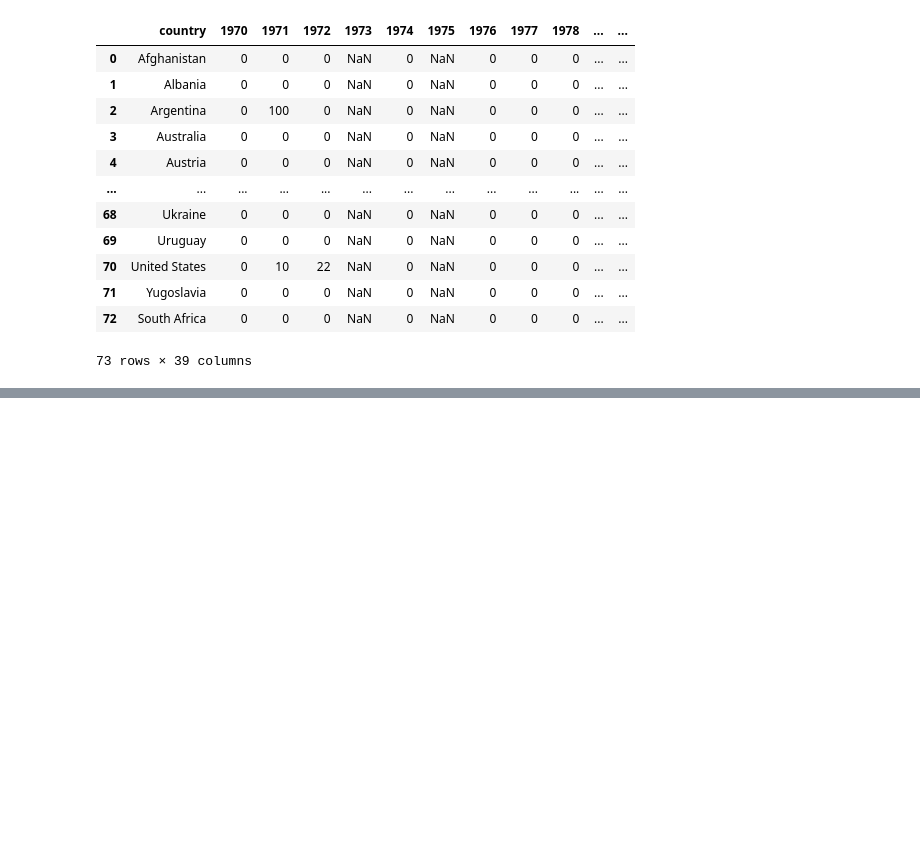
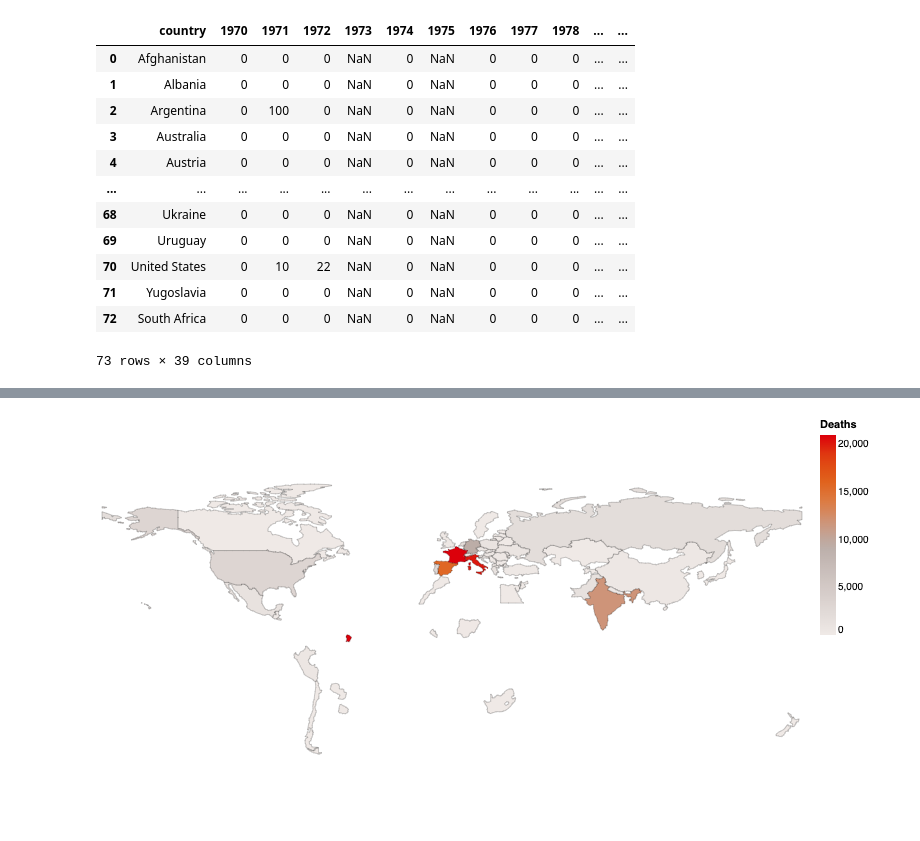
Before and after one commit to mel-liow/climate-analysis, a Jupyter notebook: climate_analysis.ipynb, the cells around one changed output, grey strips where cells are left out. Cells and saved outputs as stored; diff of their text form; code cells hidden in the pictures; blank space fills up the shorter version.

```diff
--- a/climate_analysis.ipynb
+++ b/climate_analysis.ipynb
@@ -279,3 +281,9 @@ temp_deaths
 | 71 | Yugoslavia | 0 | 0 | 0 | NaN | 0 | NaN | 0 | 0 | 0 | ... | ... |
 | 72 | South Africa | 0 | 0 | 0 | NaN | 0 | NaN | 0 | 0 | 0 | ... | ... |
 73 rows × 39 columns
+# %%
+temp_deaths.fillna(0, inplace=True)
+temp_deaths['2002'] = temp_deaths['2002'].replace({'k': '*1e3'}, regex=True).map(pd.eval).astype(int)
+# %%
+cols = temp_deaths.loc[:, '1970':].columns
+temp_deaths['total'] = temp_deaths[cols].sum(axis=1, skipna=True, numeric_only=True)
@@ -281,0 +345,35 @@ temp_deaths
+# %%
+countries = alt.topo_feature(data.world_110m.url, 'countries')
+
+background = alt.Chart(countries).mark_geoshape(fill="white")
+
+world_map = alt.Chart(countries).mark_geoshape(
+    stroke='black',
+    strokeWidth=0.20
+).encode(
+        color=alt.Color(
+            'total:Q', scale=alt.Scale(scheme="lightgreyred"),
+            title="Deaths"
+        ),
+        tooltip=[
+            alt.Tooltip("country:N", title="Country"),
+            alt.Tooltip("total:Q", title="Number of deaths"),
+        ],
+        ).project(
+    "equirectangular"
+).transform_lookup(
+        lookup='id',
+        from_=alt.LookupData(total_deaths,
+                             key='country-code',
+                             fields=["total", "country"])
+)
+
+final_map = (
+    (background + world_map)
+    .configure_view(strokeWidth=0)
+    .properties(width=700, height=400)
+    .project("naturalEarth1")
+)
+final_map
+# %% [output]
+[figure, added]
```
Also changed, not shown: parts of 3 cells of this notebook, 1 other file.
